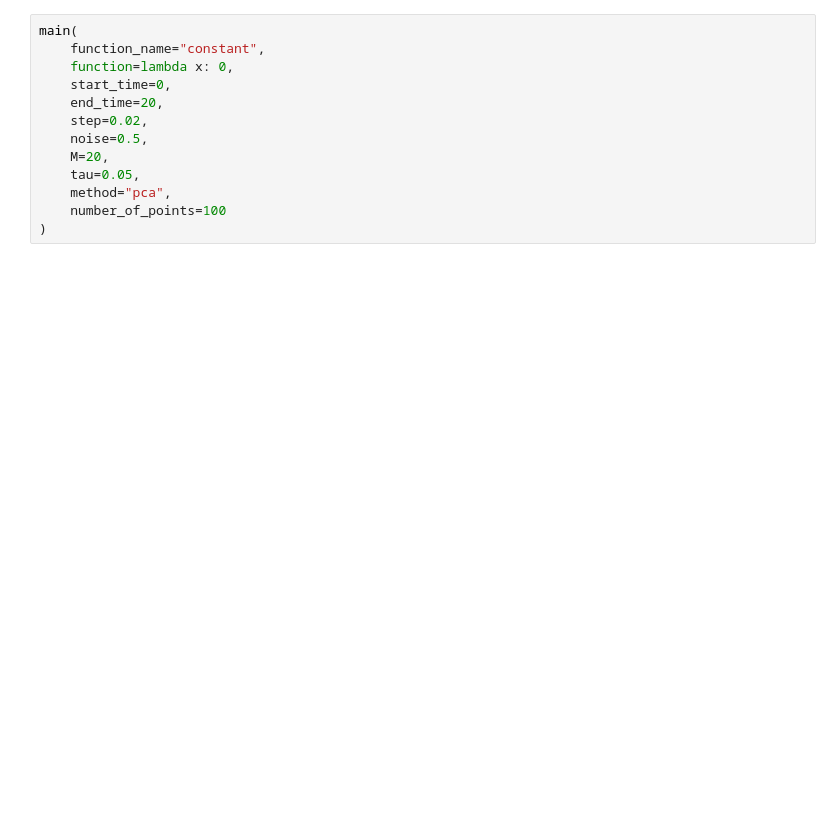
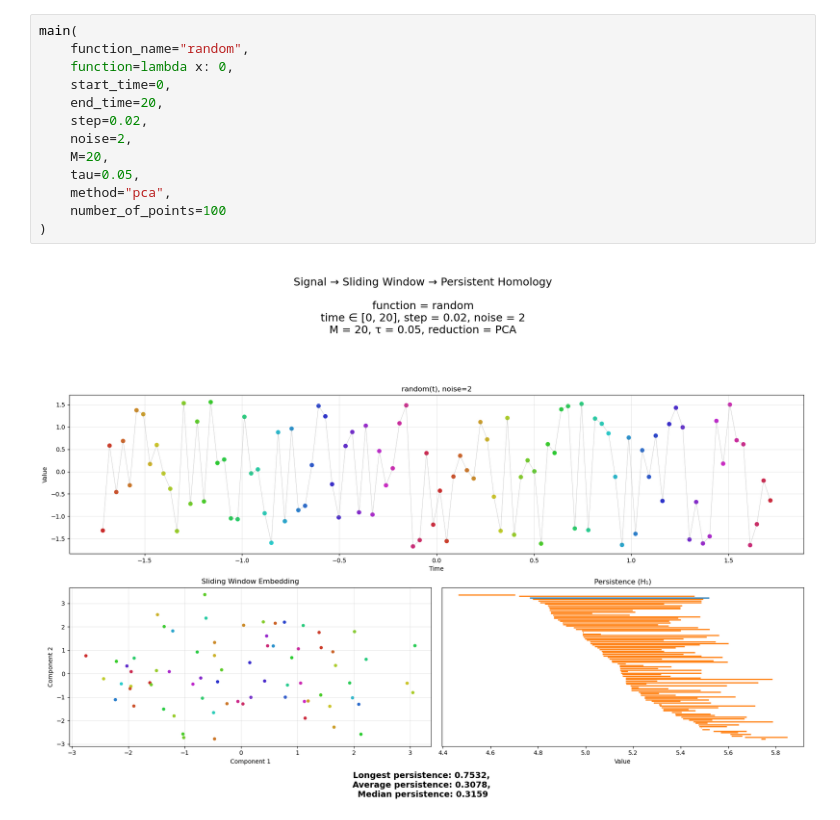
Before and after one commit to LanSevcnikar/uni-funkcijsko-programiranje, a Jupyter notebook: seminarska/all_functions.ipynb, the cells around one changed output. Saved outputs shown, nothing was run; the diff lists cells and outputs as text; blank space fills up the shorter version.

```diff
--- a/seminarska/all_functions.ipynb
+++ b/seminarska/all_functions.ipynb
@@ -145,13 +166,15 @@ main(
 # %%
 main(
-    function_name="constant",
+    function_name="random",
     function=lambda x: 0,
     start_time=0,
     end_time=20,
     step=0.02,
-    noise=0.5,
+    noise=2,
     M=20,
     tau=0.05,
     method="pca",
     number_of_points=100
 )
+# %% [output]
+[figure, added]
```
Also changed, not shown: parts of 5 cells of this notebook, 2 other files.
